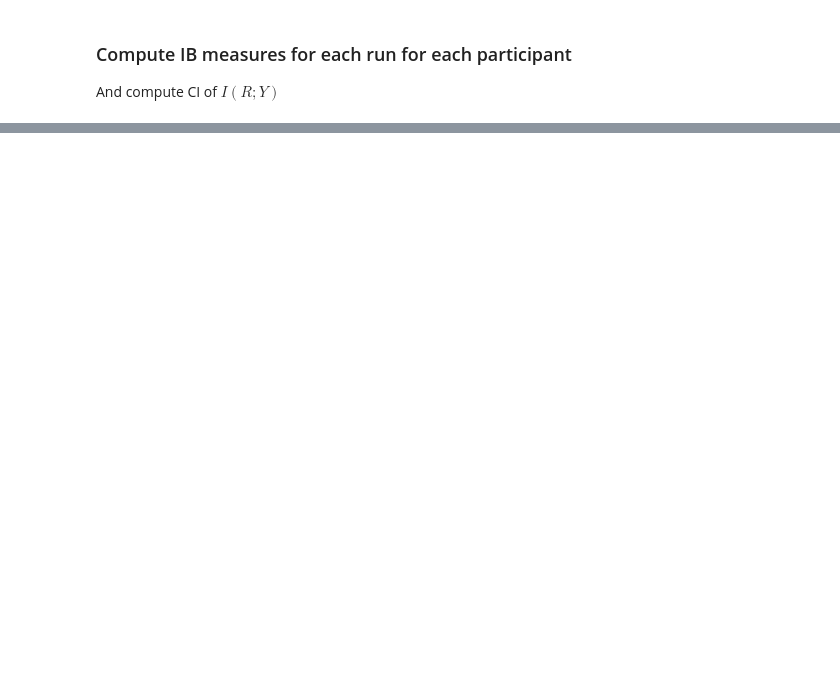
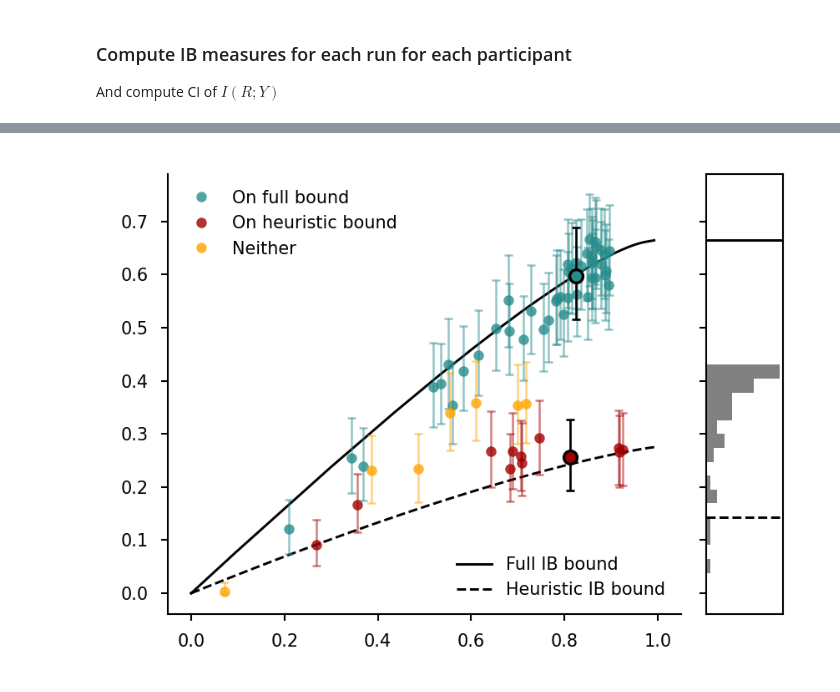
Before and after one commit to jacobaparker/human-inference-IB, a Jupyter notebook: main_analyses_figures.ipynb, the cells around one changed output, grey strips where cells are left out. Saved outputs shown, nothing was run; the diff lists cells and outputs as text; code cells hidden in the pictures; blank space fills up the shorter version.

```diff
--- a/main_analyses_figures.ipynb
+++ b/main_analyses_figures.ipynb
@@ -351,4 +341,10 @@ IB-analyses of human behavior on the bead-prediction experiment
 # compute empirical IB bound for the fully optimal strategy
 beads_Xset = utils.get_beads_Xset(wsize)
 p_XgY = utils.P_beads_g_jar(beads_Xset,E,H)
-emp_bound_opt_beads = utils.get_IB_bound_emp(beads_emp,)
+emp_bound_opt_beads = utils.get_IB_bound_emp(beads_emp, beads_Xset, jars_emp, p_XgY, p_Y, iterlimit=IB_iterlimit, N_threads=N_threads)
+
+# compute empirical IB bound for the one-back heuristic strategy
+beads_Xset_1b = utils.get_beads_Xset(wsize=1)
+beads_emp_1b, jars_emp_1b = utils.getXY_beads(beads_emp_raw, jars_emp_raw, wsize=1)
+p_XgY_1b = utils.P_beads_g_jar(beads_Xset_1b,E,H)
+emp_bound_heur_beads = utils.get_IB_bound_emp(beads_emp_1b, beads_Xset_1b, jars_emp_1b, p_XgY_1b, p_Y, iterlimit=IB_iterlimit, N_threads=N_threads)
@@ -426,3 +416,0 @@ for ii,sj in enumerate(sjlist):
-# %%
-# compute information efficiency for each subject and run
-ibdf_beads['efficiency'] = ibdf_beads['Iry'] / emp
@@ -444,0 +417,75 @@ datadf
+# %%
+# plot subject data in IB space for run 2
+# EXCLUDE those with I(X;R) < 0.05
+
+highlighted_sjs = [6, 54]
+
+alpha_dot = 0.8
+alpha_line = 0.5
+
+conds = (ibdf_beads['Ixr'] >= 0.05) & (ibdf_beads['run']==2)
+
+fig, ax = plt.subplots(figsize=(3, 2.2), dpi=300)
+
+full_bound, = ax.plot(emp_bound_opt_beads['I_XR'], emp_bound_opt_beads['I_RY'], 'k', linewidth=0.7, label='Full IB bound')
+heur_bound, = ax.plot(emp_bound_heur_beads['I_XR'], emp_bound_heur_beads['I_RY'], '--k', linewidth=0.7, label='Heuristic IB bound')
+
+for sjind in pd.unique(ibdf_beads[conds]['subject_index']):
+    sjconds = conds & (ibdf_beads['subject_index'] == sjind)
+    if ibdf_beads[sjconds]['bound_class'].to_numpy() == 'full':
+        ax.errorbar(ibdf_beads[sjconds]['Ixr'], ibdf_beads[sjconds]['Iry'], yerr=[ibdf_beads[sjconds]['Iry'] - ibdf_beads[sjconds]['Iry_CI_lower'], ibdf_beads[sjconds]['Iry_CI_upper'] - ibdf_beads[sjconds]['Iry']], fmt='none', ecolor=optcolor, alpha=alpha_line, linewidth=0.6, capsize=1.2, capthick=0.6)
+        onfullbound, = ax.plot(ibdf_beads[sjconds]['Ixr'],ibdf_beads[sjconds]['Iry'],'o',c=optcolor,alpha=alpha_dot,markersize=3,markeredgewidth=0,markeredgecolor='none',label='On full bound')
+    elif ibdf_beads[sjconds]['bound_class'].to_numpy() == '1back':
+        ax.errorbar(ibdf_beads[sjconds]['Ixr'], ibdf_beads[sjconds]['Iry'], yerr=[ibdf_beads[sjconds]['Iry'] - ibdf_beads[sjconds]['Iry_CI_lower'], ibdf_beads[sjconds]['Iry_CI_upper'] - ibdf_beads[sjconds]['Iry']], fmt='none', ecolor=heurcolor, alpha=alpha_line, linewidth=0.6, capsize=1.2, capthick=0.6)
+        onheurbound, = ax.plot(ibdf_beads[sjconds]['Ixr'],ibdf_beads[sjconds]['Iry'],'o',c=heurcolor,alpha=alpha_dot,markersize=3,markeredgewidth=0,markeredgecolor='none',label='On heuristic bound')
+    elif ibdf_beads[sjconds]['bound_class'].to_numpy() == 'none':
+        ax.errorbar(ibdf_beads[sjconds]['Ixr'], ibdf_beads[sjconds]['Iry'], yerr=[ibdf_beads[sjconds]['Iry'] - ibdf_beads[sjconds]['Iry_CI_lower'], ibdf_beads[sjconds]['Iry_CI_upper'] - ibdf_beads[sjconds]['Iry']], fmt='none', ecolor=nonecolor, alpha=alpha_line, linewidth=0.6, capsize=1.2, capthick=0.6)
+        other, = ax.plot(ibdf_beads[sjconds]['Ixr'],ibdf_beads[sjconds]['Iry'],'o',c=nonecolor,alpha=alpha_dot,markersize=3,markeredgewidth=0,markeredgecolor='none',label='Neither')
+
+high_color = 'black'
+high_width = 0.8
+high_alpha = 1.0
+for sjind in highlighted_sjs:
+    sjconds = conds & (ibdf_beads[conds]['subject_index'] == sjind)
+    if ibdf_beads[sjconds]['bound_class'].to_numpy() == 'full':
+        ax.errorbar(ibdf_beads[sjconds]['Ixr'], ibdf_beads[sjconds]['Iry'], yerr=[ibdf_beads[sjconds]['Iry'] - ibdf_beads[sjconds]['Iry_CI_lower'], ibdf_beads[sjconds]['Iry_CI_upper'] - ibdf_beads[sjconds]['Iry']], fmt='none', ecolor=high_color, alpha=high_alpha, linewidth=0.6, capsize=1.2, capthick=0.6)
+        ax.plot(ibdf_beads[sjconds]['Ixr'],ibdf_beads[sjconds]['Iry'],'o',c=optcolor,alpha=high_alpha,markersize=3.8,markeredgewidth=high_width,markeredgecolor=high_color)
+    elif ibdf_beads[sjconds]['bound_class'].to_numpy() == '1back':
+        ax.errorbar(ibdf_beads[sjconds]['Ixr'], ibdf_beads[sjconds]['Iry'], yerr=[ibdf_beads[sjconds]['Iry'] - ibdf_beads[sjconds]['Iry_CI_lower'], ibdf_beads[sjconds]['Iry_CI_upper'] - ibdf_beads[sjconds]['Iry']], fmt='none', ecolor=high_color, alpha=high_alpha, linewidth=0.6, capsize=1.2, capthick=0.6)
+        ax.plot(ibdf_beads[sjconds]['Ixr'],ibdf_beads[sjconds]['Iry'],'o',c=heurcolor,alpha=high_alpha,markersize=3.8,markeredgewidth=high_width,markeredgecolor=high_color)
+    elif ibdf_beads[sjconds]['bound_class'].to_numpy() == 'none':
+        ax.errorbar(ibdf_beads[sjconds]['Ixr'], ibdf_beads[sjconds]['Iry'], yerr=[ibdf_beads[sjconds]['Iry'] - ibdf_beads[sjconds]['Iry_CI_lower'], ibdf_beads[sjconds]['Iry_CI_upper'] - ibdf_beads[sjconds]['Iry']], fmt='none', ecolor=high_color, alpha=high_alpha, linewidth=0.6, capsize=1.2, capthick=0.6)
+        ax.plot(ibdf_beads[sjconds]['Ixr'],ibdf_beads[sjconds]['Iry'],'o',c=nonecolor,alpha=high_alpha,markersize=3.8,markeredgewidth=high_width,markeredgecolor=high_color)
+
+leg1 = ax.legend(handles=[onfullbound, onheurbound, other],fontsize=5, frameon=False, loc='upper left')
+leg2 = ax.legend(handles=[full_bound, heur_bound],fontsize=5, frameon=False, loc='lower right')
+ax.add_artist(leg1)
+
+format_axis(ax)
+
+Iry_interp_opt = np.interp(ibdf_beads.loc[conds,'Ixr'], emp_bound_opt_beads['I_XR'], emp_bound_opt_beads['I_RY'])
+Iry_interp_1b = np.interp(ibdf_beads.loc[conds,'Ixr'], emp_bound_heur_beads['I_XR'], emp_bound_heur_beads['I_RY'])
+
+avg_rel_1b = Iry_interp_1b.mean()
+yvals_norm = Iry_interp_opt * emp_bound_opt_beads['I_RY'].max()
+counts, bins = np.histogram(yvals_norm, bins=15)
+
+ax_hist = ax.inset_axes([1.05, 0, 0.15, 1], sharey=ax)
+ax_hist.barh((bins[:-1] + bins[1:]) / 2, counts, height=(bins[1] - bins[0]), color='gray')
+ax_hist.axhline(emp_bound_opt_beads['I_RY'].max(), color='black', linestyle='-', linewidth=0.7)
+ax_hist.axhline(avg_rel_1b * emp_bound_opt_beads['I_RY'].max(), color='black', linestyle='--', linewidth=0.7)
+# ax_hist.set_xlabel('Count')
+ax_hist.set_ylabel('')
+# ax_hist.set_yticks([])
+ax_hist.tick_params(axis='y', labelleft=False, labelsize=5, width=0.5, length=2)
+ax_hist.set_xticks([])
+ax_hist.set_ylim(ax.get_ylim())
+ax_hist.grid(False)
+ax_hist.spines['bottom'].set_linewidth(0.5)
+ax_hist.spines['left'].set_linewidth(0.5)
+ax_hist.spines['top'].set_linewidth(0.5)
+ax_hist.spines['right'].set_linewidth(0.5)
+plt.tight_layout()
+savefig(fig, 'Figure3/figure3_beads_IBplot')
+# %% [output]
+[figure, added]
```
Also changed, not shown: parts of 12 cells of this notebook, 3 other files.
